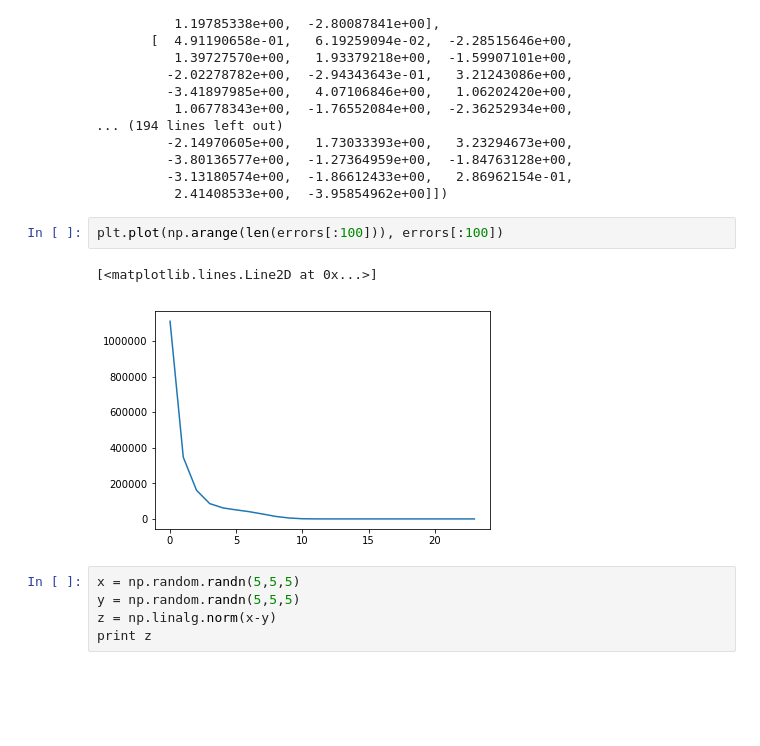
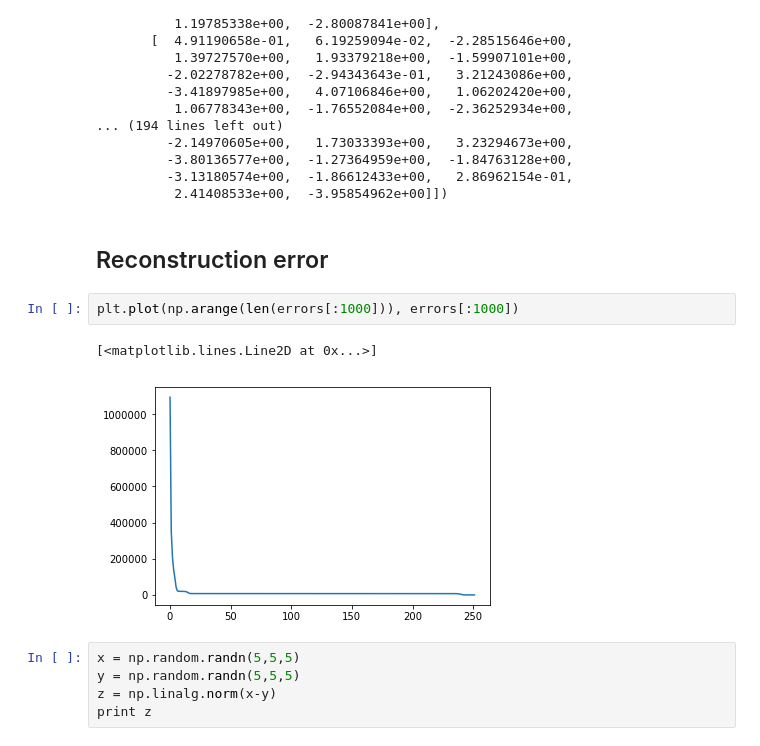
Before and after one commit to willow-ahrens/18.335FinalProject, a Jupyter notebook: NPALS_testing.ipynb, the cells around one changed output. Saved outputs shown, nothing was run; the diff lists cells and outputs as text; blank space fills up the shorter version.

```diff
--- a/NPALS_testing.ipynb
+++ b/NPALS_testing.ipynb
@@ -235,11 +235,13 @@ array([[  1.11306159e+00,   1.15236692e+00,  -1.54791660e+00,
          -3.80136577e+00,  -1.27364959e+00,  -1.84763128e+00,
          -3.13180574e+00,  -1.86612433e+00,   2.86962154e-01,
           2.41408533e+00,  -3.95854962e+00]])
+# %% [markdown]
+## Reconstruction error
 # %%
-plt.plot(np.arange(len(errors[:100])), errors[:100])
+plt.plot(np.arange(len(errors[:1000])), errors[:1000])
 # %% [output]
 [<matplotlib.lines.Line2D at 0x...>]
-[figure, old version]
+[figure, new version]
 # %%
 x = np.random.randn(5,5,5)
 y = np.random.randn(5,5,5)
```
Also changed, not shown: parts of 3 cells of this notebook, 1 other file.
